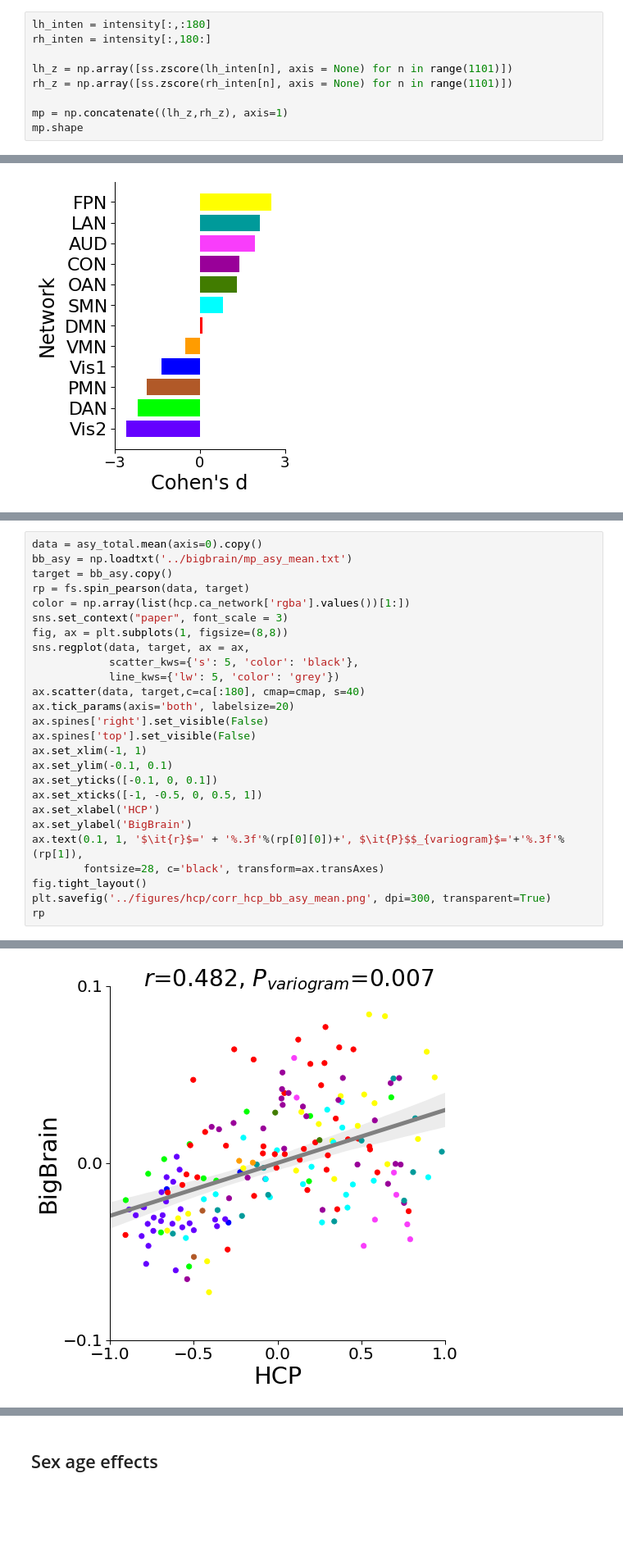
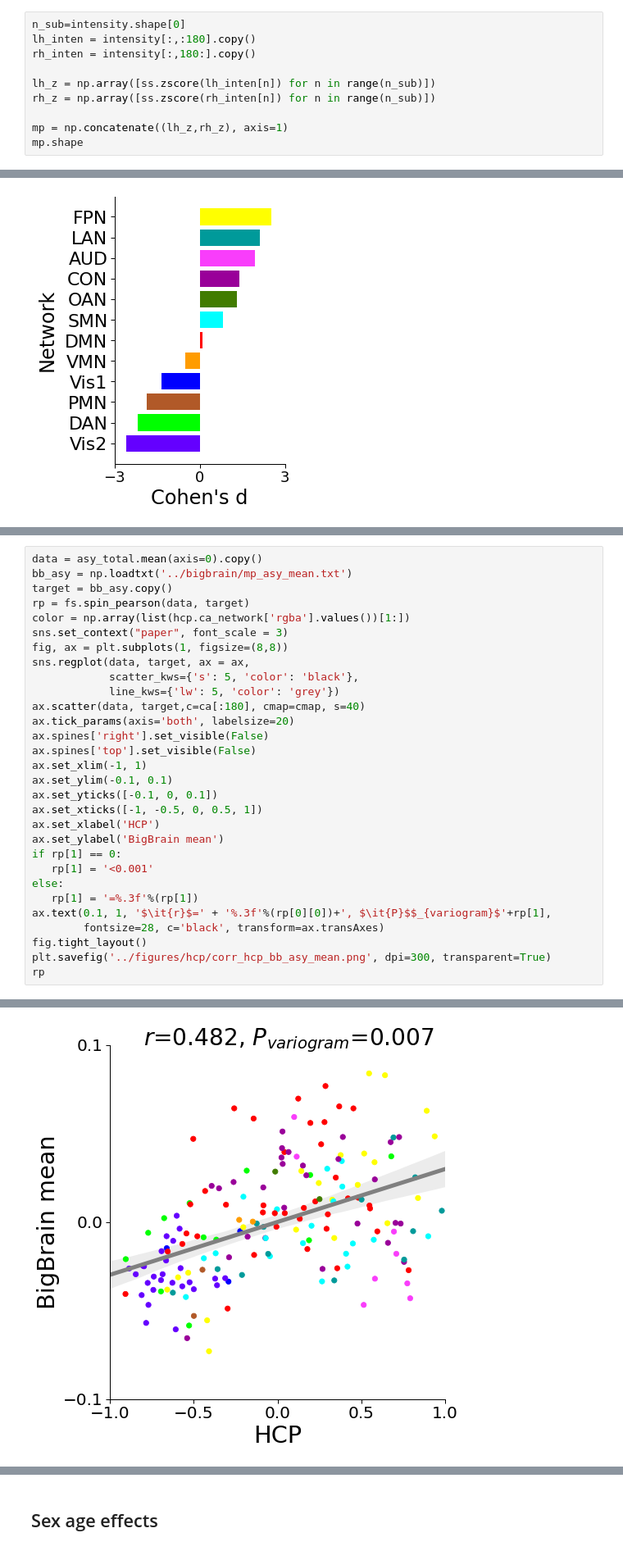
Before and after one commit to wanb-psych/microstructral_asymmetry, a Jupyter notebook: vis_hcp_202401.ipynb, the cells around one changed output, grey strips where cells are left out. Shown at 82% size. Cells and saved outputs as stored; diff of their text form; blank space fills up the shorter version.

```diff
--- a/vis_hcp_202401.ipynb
+++ b/vis_hcp_202401.ipynb
@@ -45,11 +42,12 @@ intensity.shape
 # %% [output]
 (1101, 360)
 # %%
-lh_inten = intensity[:,:180]
-rh_inten = intensity[:,180:]
+n_sub=intensity.shape[0]
+lh_inten = intensity[:,:180].copy()
+rh_inten = intensity[:,180:].copy()
 
-lh_z = np.array([ss.zscore(lh_inten[n], axis = None) for n in range(1101)])
-rh_z = np.array([ss.zscore(rh_inten[n], axis = None) for n in range(1101)])
+lh_z = np.array([ss.zscore(lh_inten[n]) for n in range(n_sub)])
+rh_z = np.array([ss.zscore(rh_inten[n]) for n in range(n_sub)])
 
 mp = np.concatenate((lh_z,rh_z), axis=1)
 mp.shape
@@ -211,8 +220,12 @@ ax.set_ylim(-0.1, 0.1)
 ax.set_yticks([-0.1, 0, 0.1])
 ax.set_xticks([-1, -0.5, 0, 0.5, 1])
 ax.set_xlabel('HCP')
-ax.set_ylabel('BigBrain')
-ax.text(0.1, 1, '$\it{r}$=' + '%.3f'%(rp[0][0])+', $\it{P}$$_{variogram}$='+'%.3f'%(rp[1]),
+ax.set_ylabel('BigBrain mean')
+if rp[1] == 0:
+   rp[1] = '<0.001'
+else:
+   rp[1] = '=%.3f'%(rp[1])
+ax.text(0.1, 1, '$\it{r}$=' + '%.3f'%(rp[0][0])+', $\it{P}$$_{variogram}$'+rp[1],
         fontsize=28, c='black', transform=ax.transAxes)
 fig.tight_layout()
 plt.savefig('../figures/hcp/corr_hcp_bb_asy_mean.png', dpi=300, transparent=True)
@@ -222 +235 @@ rp
-[figure, old version]
+[figure, new version]
```
Also changed, not shown: parts of 31 cells of this notebook.
